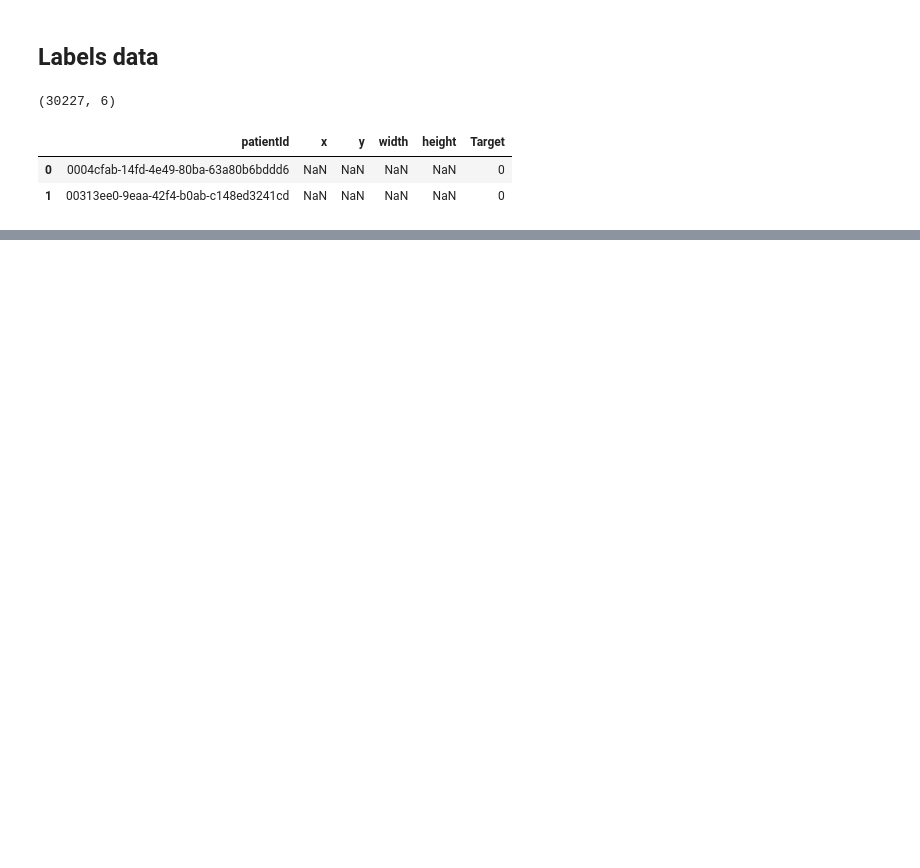
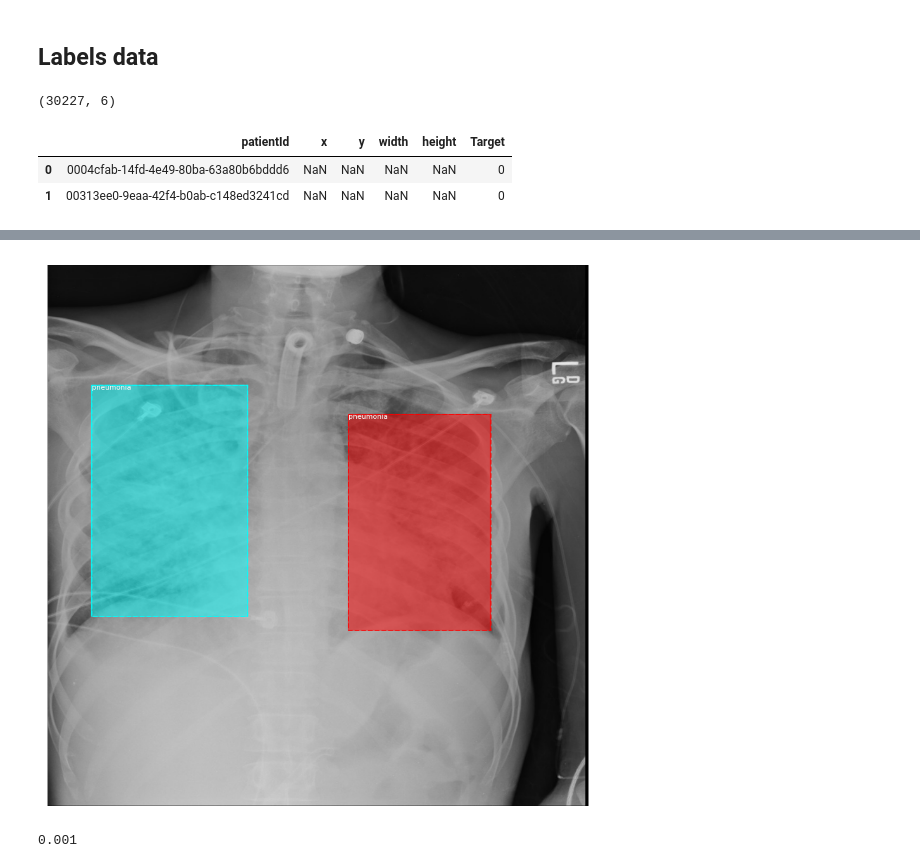
Before and after one commit to utkarsh-21st/RSNA-Pneumonia-Detection, a Jupyter notebook: modelling.ipynb, the cells around one changed output, grey strips where cells are left out. Saved outputs shown, nothing was run; the diff lists cells and outputs as text; code cells hidden in the pictures; blank space fills up the shorter version.

```diff
--- a/modelling.ipynb
+++ b/modelling.ipynb
@@ -77,0 +182,27 @@ print('Train: %d' % len(train_set.image_ids))
+# %%
+image_id = 2
+# load the image
+image = train_set.load_image(image_id)
+# load the masks and the class ids
+mask, class_ids = train_set.load_mask(image_id)
+# extract bounding boxes from the masks
+bbox = extract_bboxes(mask)
+# display image with masks and bounding boxes
+display_instances(image, bbox, mask, class_ids, train_set.class_names)
+# %% [output]
+[figure, added]
+# %%
+# define a configuration of the model
+class PneumoniaConfig(Config):
+    # Give the configuration a recognizable name
+    NAME = 'pneumonia_cfg'
+    # Number of class (background + pneumonia)
+    NUM_CLASSES = 1 + 1
+    # Number of training steps per epochs
+    STEPS_PER_EPOCH = len(train_set.image_ids)
+
+# prepare config
+config = PneumoniaConfig()
+print(config.LEARNING_RATE)
+# %% [output]
+0.001
```
Also changed, not shown: parts of 19 cells of this notebook.
